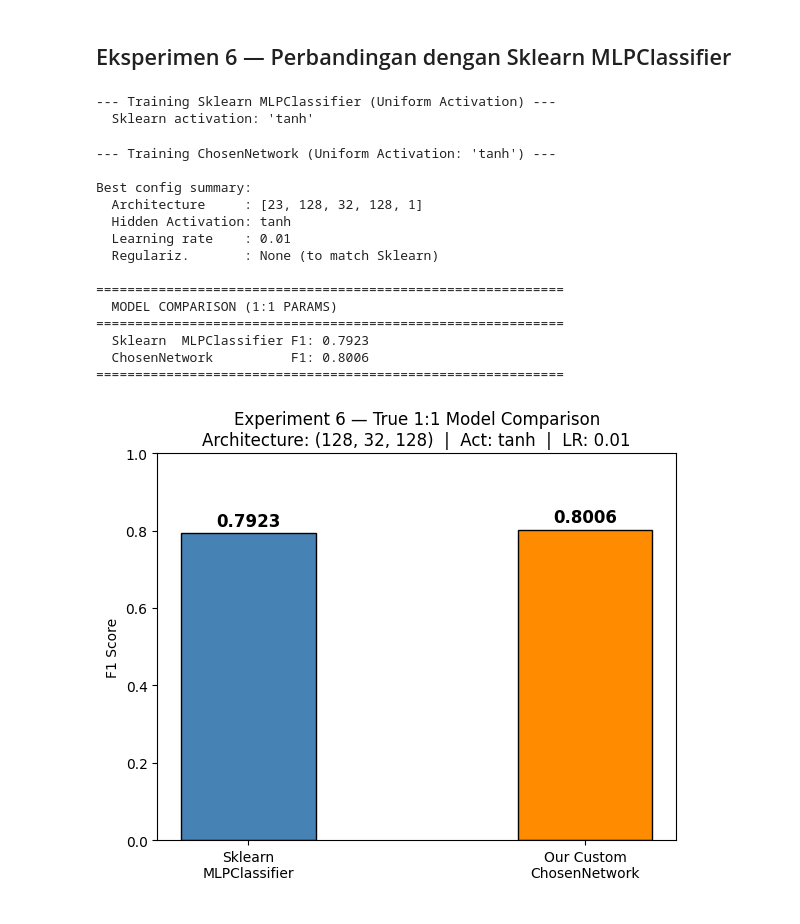
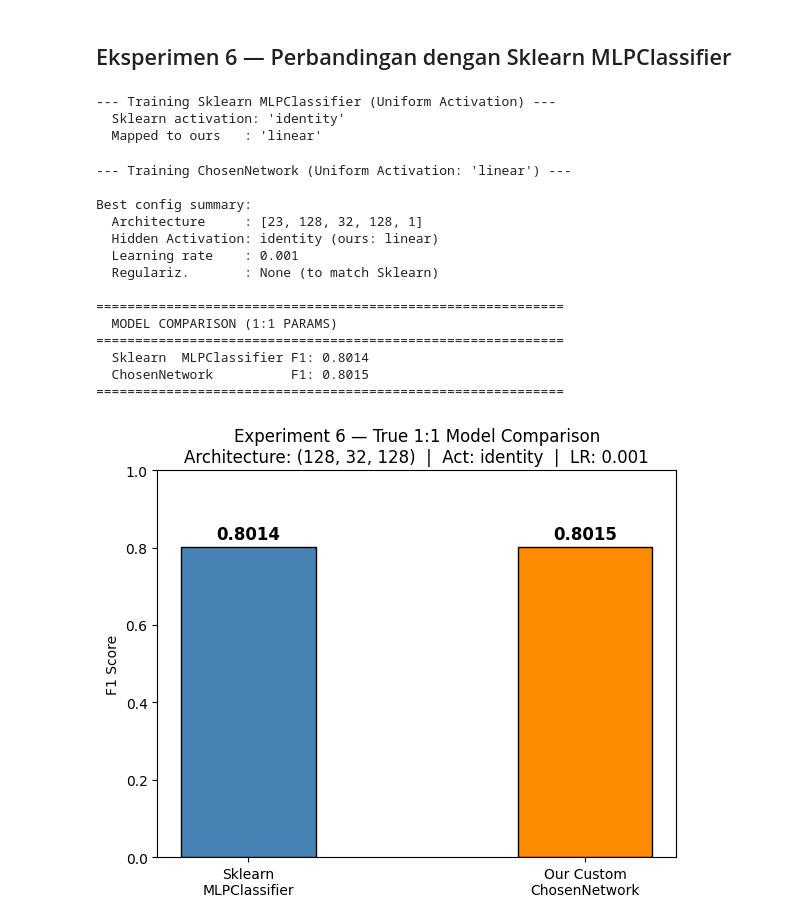
Before and after one commit to yonatan-nyo/ML-FFNN, a Jupyter notebook: src/notebooks/main.ipynb, the cells around one changed output. Drawn from its saved outputs; the diff is of its cells as text; code cells hidden in the pictures.

```diff
--- a/src/notebooks/main.ipynb
+++ b/src/notebooks/main.ipynb
@@ -31,7 +31,7 @@ sys.path.insert(0, os.path.abspath(".."))
 from core import NeuralNetwork
 from core import AutogradNeuralNetwork
 
-ChosenNetwork=NeuralNetwork
+ChosenNetwork=AutogradNeuralNetwork
 # %% [markdown]
 ## 2. Memuat & Menjelajahi Data
 
@@ -814,21 +684,37 @@ Penjelasan mengapa L1 unggul:
 ## Eksperimen 6 — Perbandingan dengan Sklearn MLPClassifier
 # %%
 # --- 1. MANUAL CONFIGURATION ---
-EPOCHS = 200
+EPOCHS = 300
 BATCH_SIZE = 32
-LEARNING_RATE = 0.01
+LEARNING_RATE = 0.001
 
 # Architecture
 INPUT_DIM = X_train.shape[1]
 HIDDEN_LAYERS = (128, 32, 128)                 # For sklearn (hidden only)
 LAYER_SIZES = [INPUT_DIM, 128, 32, 128, 1]     # For ChosenNetwork (input + hidden + output)
 
-# Activations (Uniform for hidden layers)
-SKLEARN_ACT = "tanh"                     # Sklearn uniform hidden activation ('identity', 'logistic', 'tanh', 'relu')
-UNIFORM_ACT_OURS = SKLEARN_ACT if SKLEARN_ACT != "identity" else "linear"
+# Activations (uniform for hidden layers)
+SKLEARN_ACT = "identity"  # sklearn activation choices: identity, logistic, tanh, relu
+SKLEARN_ACT = SKLEARN_ACT.lower()
+
+SKLEARN_TO_OURS_ACTIVATION = {
+    "identity": "linear",
+    "logistic": "sigmoid",
+    "tanh": "tanh",
+    "relu": "relu",
+}
+
+if SKLEARN_ACT not in SKLEARN_TO_OURS_ACTIVATION:
+    raise ValueError(
+        f"Unsupported sklearn activation '{SKLEARN_ACT}'. "
+        f"Supported: {list(SKLEARN_TO_OURS_ACTIVATION.keys())}"
+    )
+
+UNIFORM_ACT_OURS = SKLEARN_TO_OURS_ACTIVATION[SKLEARN_ACT]
 
 print("\n--- Training Sklearn MLPClassifier (Uniform Activation) ---")
 print(f"  Sklearn activation: '{SKLEARN_ACT}'")
+print(f"  Mapped to ours   : '{UNIFORM_ACT_OURS}'")
 
 # --- 2. TRAIN SKLEARN (Uniform Hidden Activations) ---
 np.random.seed(SEED_VALUE)
@@ -853,7 +739,6 @@ sklearn_mlp.fit(X_train, y_train.ravel())
 y_pred_sklearn = sklearn_mlp.predict(X_val)
 f1_sklearn = f1_score(y_val, y_pred_sklearn, average='binary')
 
-
 # --- 3. TRAIN CHOSEN NETWORK (Uniform Hidden Activations) ---
 print(f"\n--- Training ChosenNetwork (Uniform Activation: '{UNIFORM_ACT_OURS}') ---")
 uniform_acts_list = [UNIFORM_ACT_OURS] * len(HIDDEN_LAYERS) + ["sigmoid"]
@@ -875,11 +760,10 @@ model_uniform.fit(
 y_pred_uniform = (model_uniform.predict(X_val) > 0.5).astype(int)
 f1_uniform = f1_score(y_val, y_pred_uniform, average='binary')
 
-
 # --- 4. RESULTS & VISUALIZATION ---
 print(f"\nBest config summary:")
 print(f"  Architecture     : {LAYER_SIZES}")
-print(f"  Hidden Activation: {SKLEARN_ACT}")
+print(f"  Hidden Activation: {SKLEARN_ACT} (ours: {UNIFORM_ACT_OURS})")
 print(f"  Learning rate    : {LEARNING_RATE}")
 print(f"  Regulariz.       : None (to match Sklearn)")
 
@@ -889,40 +773,39 @@ print(f"{'='*60}")
 print(f"  Sklearn  MLPClassifier F1: {f1_sklearn:.4f}")
 print(f"  ChosenNetwork          F1: {f1_uniform:.4f}")
 print(f"{'='*60}")
 
 # Bar chart comparison
 labels = ["Sklearn\nMLPClassifier", "Our Custom\nChosenNetwork"]
 scores = [f1_sklearn, f1_uniform]
 colors = ['steelblue', 'darkorange']
 
 fig, ax = plt.subplots(figsize=(6, 5))
 bars = ax.bar(labels, scores, color=colors, width=0.4, edgecolor='black')
 ax.set_ylim(0, 1.0)
 ax.set_ylabel("F1 Score")
 ax.set_title(f"Experiment 6 — True 1:1 Model Comparison\nArchitecture: {HIDDEN_LAYERS}  |  Act: {SKLEARN_ACT}  |  LR: {LEARNING_RATE}")
-
 for bar, score in zip(bars, scores):
     ax.text(bar.get_x() + bar.get_width() / 2, bar.get_height() + 0.01,
             f"{score:.4f}", ha='center', va='bottom', fontsize=12, fontweight='bold')
-
 plt.tight_layout()
 plt.show()
 # %% [output]
 --- Training Sklearn MLPClassifier (Uniform Activation) ---
-  Sklearn activation: 'tanh'
+  Sklearn activation: 'identity'
+  Mapped to ours   : 'linear'
---- Training ChosenNetwork (Uniform Activation: 'tanh') ---
+--- Training ChosenNetwork (Uniform Activation: 'linear') ---
 
 Best config summary:
   Architecture     : [23, 128, 32, 128, 1]
-  Hidden Activation: tanh
-  Learning rate    : 0.01
+  Hidden Activation: identity (ours: linear)
+  Learning rate    : 0.001
   Regulariz.       : None (to match Sklearn)
 
 ============================================================
   MODEL COMPARISON (1:1 PARAMS)
 ============================================================
-  Sklearn  MLPClassifier F1: 0.7923
-  ChosenNetwork          F1: 0.8006
+  Sklearn  MLPClassifier F1: 0.8014
+  ChosenNetwork          F1: 0.8015
 ============================================================
-[figure, old version]
+[figure, new version]
 # %% [markdown]
```
Also changed, not shown: parts of 12 cells of this notebook.
